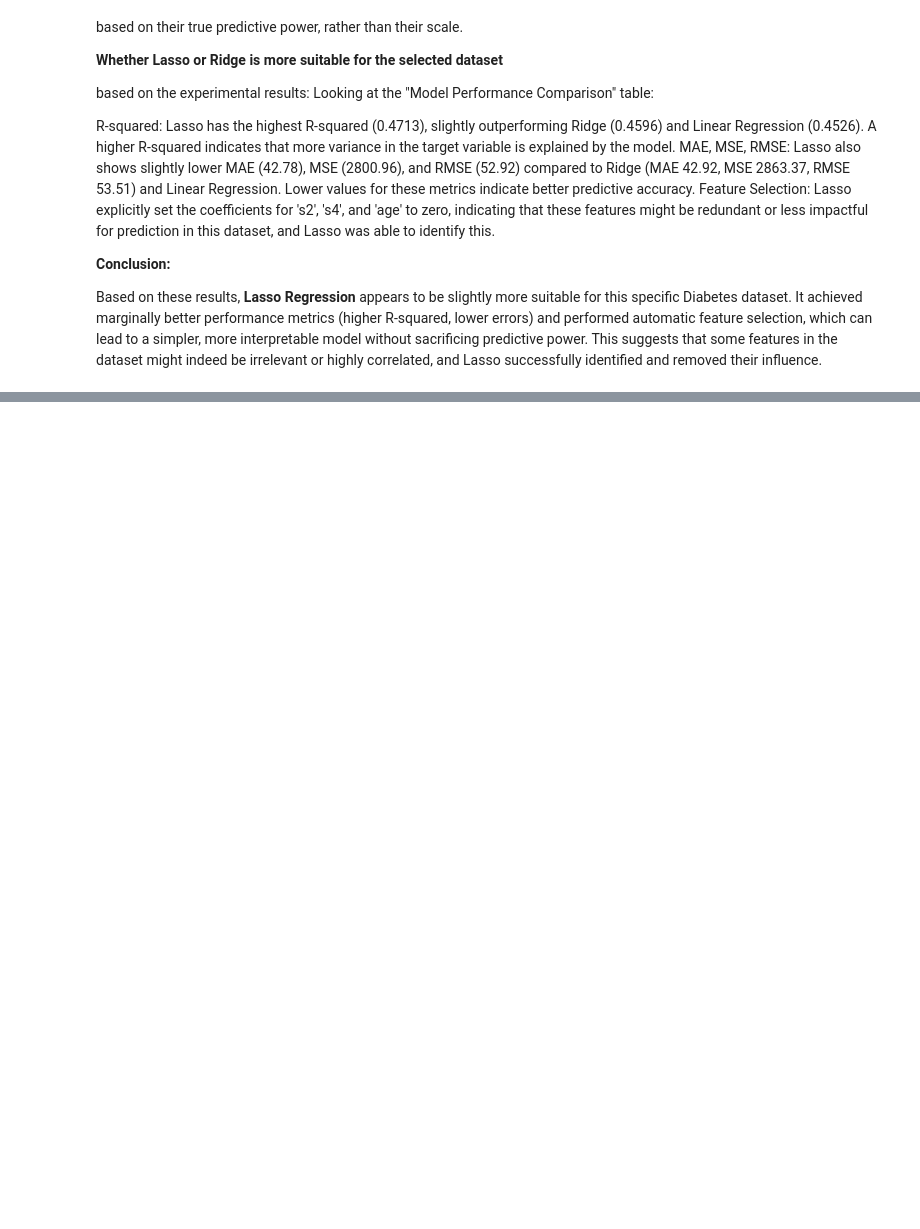
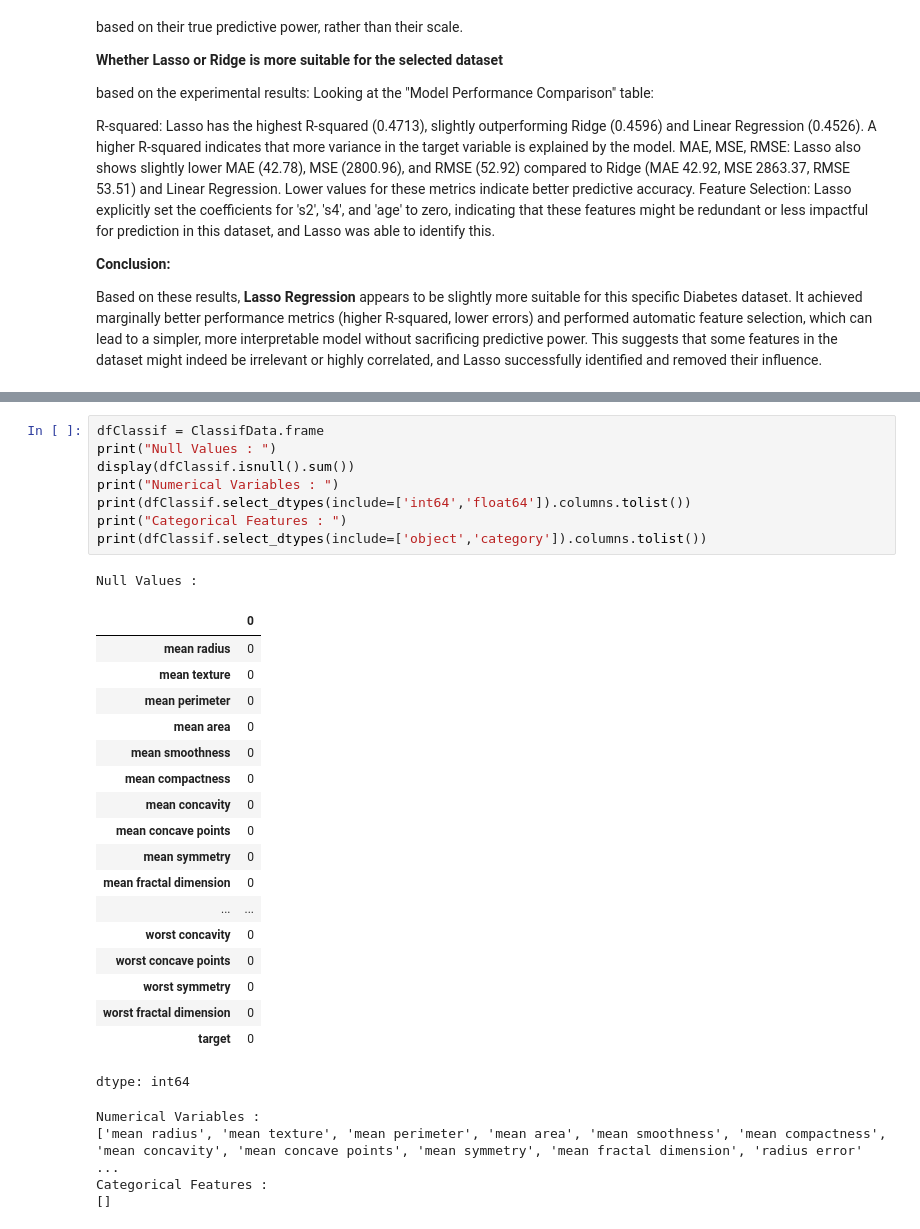
Before and after one commit to 5und4r/MachineLearningLab, a Jupyter notebook: MachineLearningLabII.ipynb, the cells around one changed output, grey strips where cells are left out. Cells and saved outputs as stored; diff of their text form; blank space fills up the shorter version.

```diff
--- a/MachineLearningLabII.ipynb
+++ b/MachineLearningLabII.ipynb
@@ -979,0 +1015,32 @@ Based on these results, **Lasso Regression** appears to be slightly more suitabl
+# %%
+dfClassif = ClassifData.frame
+print("Null Values : ")
+display(dfClassif.isnull().sum())
+print("Numerical Variables : ")
+print(dfClassif.select_dtypes(include=['int64','float64']).columns.tolist())
+print("Categorical Features : ")
+print(dfClassif.select_dtypes(include=['object','category']).columns.tolist())
+# %% [output]
+Null Values :
+|  | 0 |
+| mean radius | 0 |
+| mean texture | 0 |
+| mean perimeter | 0 |
+| mean area | 0 |
+| mean smoothness | 0 |
+| mean compactness | 0 |
+| mean concavity | 0 |
+| mean concave points | 0 |
+| mean symmetry | 0 |
+| mean fractal dimension | 0 |
+| ... | ... |
+| worst concavity | 0 |
+| worst concave points | 0 |
+| worst symmetry | 0 |
+| worst fractal dimension | 0 |
+| target | 0 |
+dtype: int64
+Numerical Variables :
+['mean radius', 'mean texture', 'mean perimeter', 'mean area', 'mean smoothness', 'mean compactness', 'mean concavity', 'mean concave points', 'mean symmetry', 'mean fractal dimension', 'radius error' ...
+Categorical Features :
+[]
```
Also changed, not shown: parts of 12 cells of this notebook.
